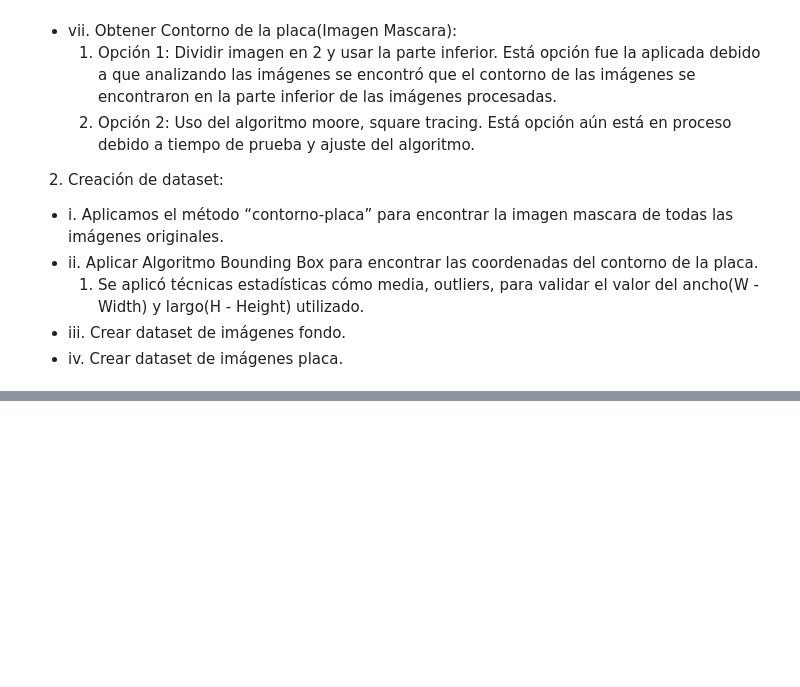
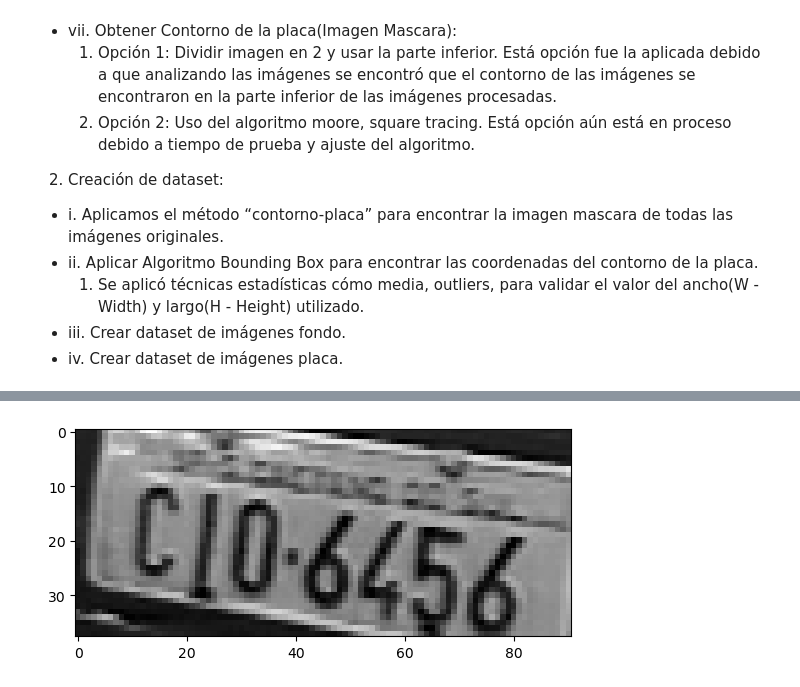
Before and after one commit to yonkeenn/projectCarPlateDetection, a Jupyter notebook: projectCarPlateDetection_CV.ipynb, the cells around one changed output, grey strips where cells are left out. Saved outputs shown, nothing was run; the diff lists cells and outputs as text; code cells hidden in the pictures; blank space fills up the shorter version.

Commit message:
Workind on Car Plate detection project, 2022-09-08

```diff
--- a/projectCarPlateDetection_CV.ipynb
+++ b/projectCarPlateDetection_CV.ipynb
@@ -87,0 +183,5 @@ array([[[101, 131]],
+# %%
+plt.imshow(plate_info[0], cmap="gray")
+plt.show()
+# %% [output]
+[figure, added]
```
Also changed, not shown: parts of 9 cells of this notebook.
